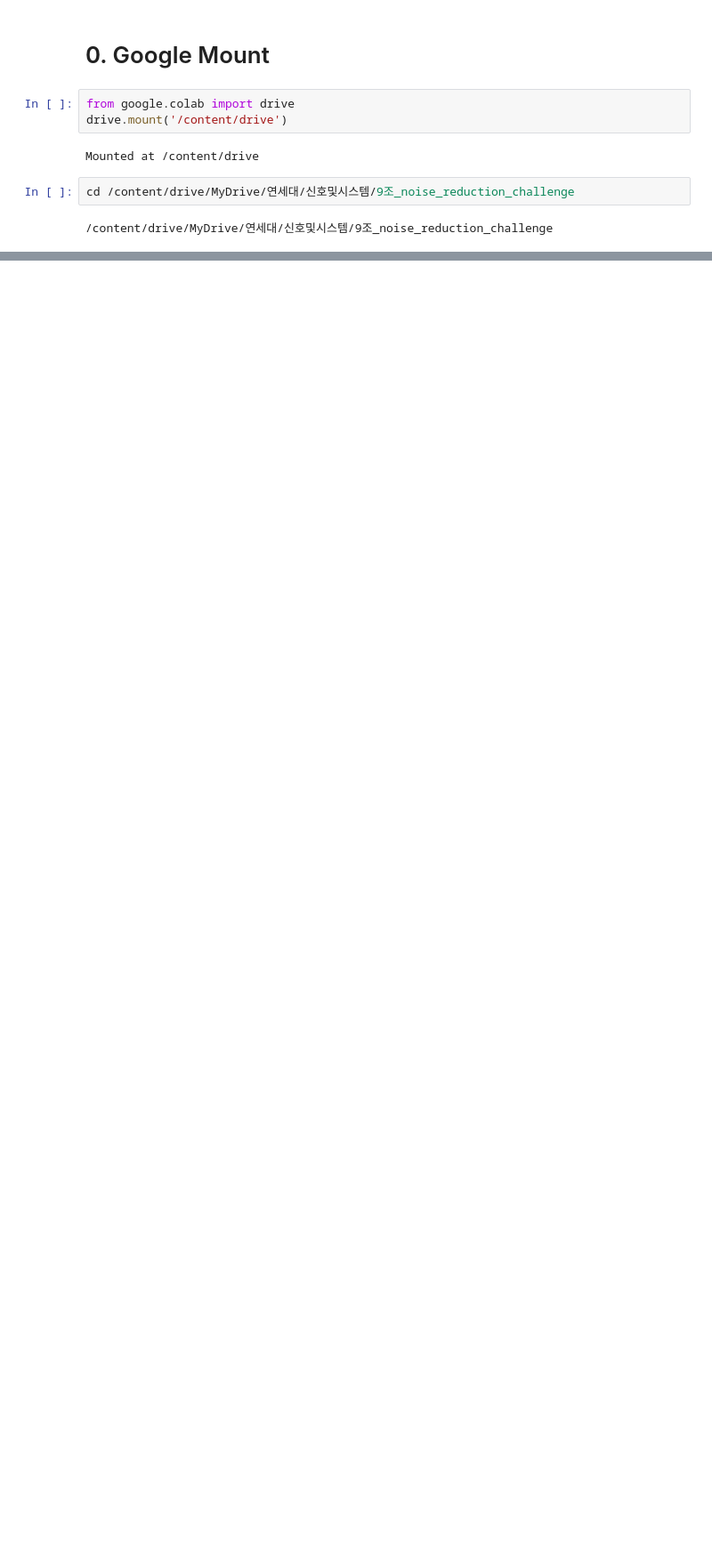
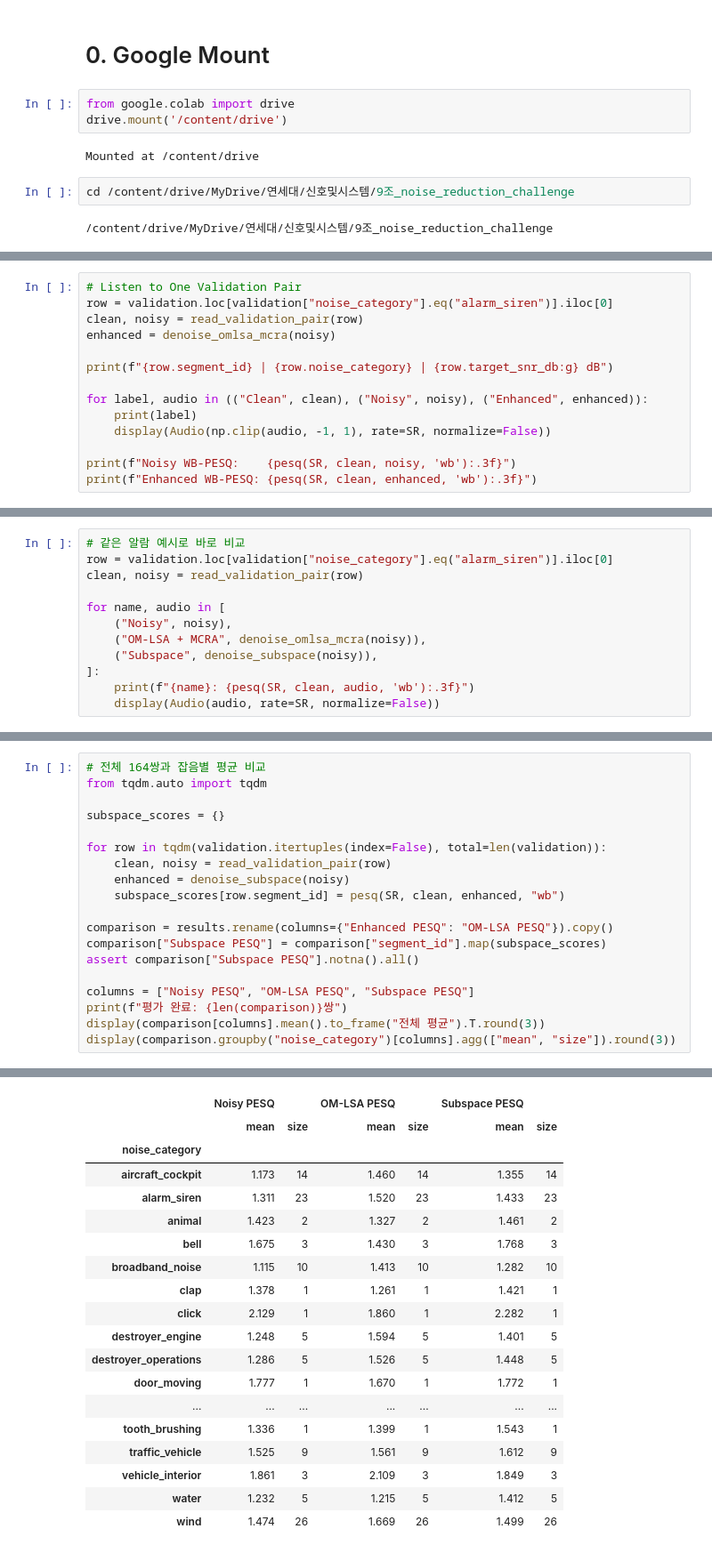
Before and after one commit to futuregunmulju/2026-Signals-and-Systems-Speech-Noise-Reduction, a Jupyter notebook: Challenge1_Speech_Noise_Reduction_Algorithms.ipynb, the cells around one changed output, grey strips where cells are left out. Shown at 89% size. Cells and saved outputs as stored; diff of their text form; blank space fills up the shorter version.

```diff
--- a/Challenge1_Speech_Noise_Reduction_Algorithms.ipynb
+++ b/Challenge1_Speech_Noise_Reduction_Algorithms.ipynb
@@ -64,0 +203,14 @@ subprocess.run(
+# %%
+# Listen to One Validation Pair
+row = validation.loc[validation["noise_category"].eq("alarm_siren")].iloc[0]
+clean, noisy = read_validation_pair(row)
+enhanced = denoise_omlsa_mcra(noisy)
+
+print(f"{row.segment_id} | {row.noise_category} | {row.target_snr_db:g} dB")
+
+for label, audio in (("Clean", clean), ("Noisy", noisy), ("Enhanced", enhanced)):
+    print(label)
+    display(Audio(np.clip(audio, -1, 1), rate=SR, normalize=False))
+
+print(f"Noisy WB-PESQ:    {pesq(SR, clean, noisy, 'wb'):.3f}")
+print(f"Enhanced WB-PESQ: {pesq(SR, clean, enhanced, 'wb'):.3f}")
@@ -64,0 +339,12 @@ subprocess.run(
+# %%
+# 같은 알람 예시로 바로 비교
+row = validation.loc[validation["noise_category"].eq("alarm_siren")].iloc[0]
+clean, noisy = read_validation_pair(row)
+
+for name, audio in [
+    ("Noisy", noisy),
+    ("OM-LSA + MCRA", denoise_omlsa_mcra(noisy)),
+    ("Subspace", denoise_subspace(noisy)),
+]:
+    print(f"{name}: {pesq(SR, clean, audio, 'wb'):.3f}")
+    display(Audio(audio, rate=SR, normalize=False))
@@ -64,0 +358,20 @@ subprocess.run(
+# %%
+# 전체 164쌍과 잡음별 평균 비교
+from tqdm.auto import tqdm
+
+subspace_scores = {}
+
+for row in tqdm(validation.itertuples(index=False), total=len(validation)):
+    clean, noisy = read_validation_pair(row)
+    enhanced = denoise_subspace(noisy)
+    subspace_scores[row.segment_id] = pesq(SR, clean, enhanced, "wb")
+
+comparison = results.rename(columns={"Enhanced PESQ": "OM-LSA PESQ"}).copy()
+comparison["Subspace PESQ"] = comparison["segment_id"].map(subspace_scores)
+assert comparison["Subspace PESQ"].notna().all()
+
+columns = ["Noisy PESQ", "OM-LSA PESQ", "Subspace PESQ"]
+print(f"평가 완료: {len(comparison)}쌍")
+display(comparison[columns].mean().to_frame("전체 평균").T.round(3))
+display(comparison.groupby("noise_category")[columns].agg(["mean", "size"]).round(3))
+# %% [output]
@@ -64,0 +381,19 @@ subprocess.run(
+|  | Noisy PESQ |  | OM-LSA PESQ |  | Subspace PESQ |  |
+|  | mean | size | mean | size | mean | size |
+| noise_category |  |  |  |  |  |  |
+| aircraft_cockpit | 1.173 | 14 | 1.460 | 14 | 1.355 | 14 |
+| alarm_siren | 1.311 | 23 | 1.520 | 23 | 1.433 | 23 |
+| animal | 1.423 | 2 | 1.327 | 2 | 1.461 | 2 |
+| bell | 1.675 | 3 | 1.430 | 3 | 1.768 | 3 |
+| broadband_noise | 1.115 | 10 | 1.413 | 10 | 1.282 | 10 |
+| clap | 1.378 | 1 | 1.261 | 1 | 1.421 | 1 |
+| click | 2.129 | 1 | 1.860 | 1 | 2.282 | 1 |
+| destroyer_engine | 1.248 | 5 | 1.594 | 5 | 1.401 | 5 |
+| destroyer_operations | 1.286 | 5 | 1.526 | 5 | 1.448 | 5 |
+| door_moving | 1.777 | 1 | 1.670 | 1 | 1.772 | 1 |
+| ... | ... | ... | ... | ... | ... | ... |
+| tooth_brushing | 1.336 | 1 | 1.399 | 1 | 1.543 | 1 |
+| traffic_vehicle | 1.525 | 9 | 1.561 | 9 | 1.612 | 9 |
+| vehicle_interior | 1.861 | 3 | 2.109 | 3 | 1.849 | 3 |
+| water | 1.232 | 5 | 1.215 | 5 | 1.412 | 5 |
+| wind | 1.474 | 26 | 1.669 | 26 | 1.499 | 26 |
```
Also changed, not shown: parts of 23 cells of this notebook.
